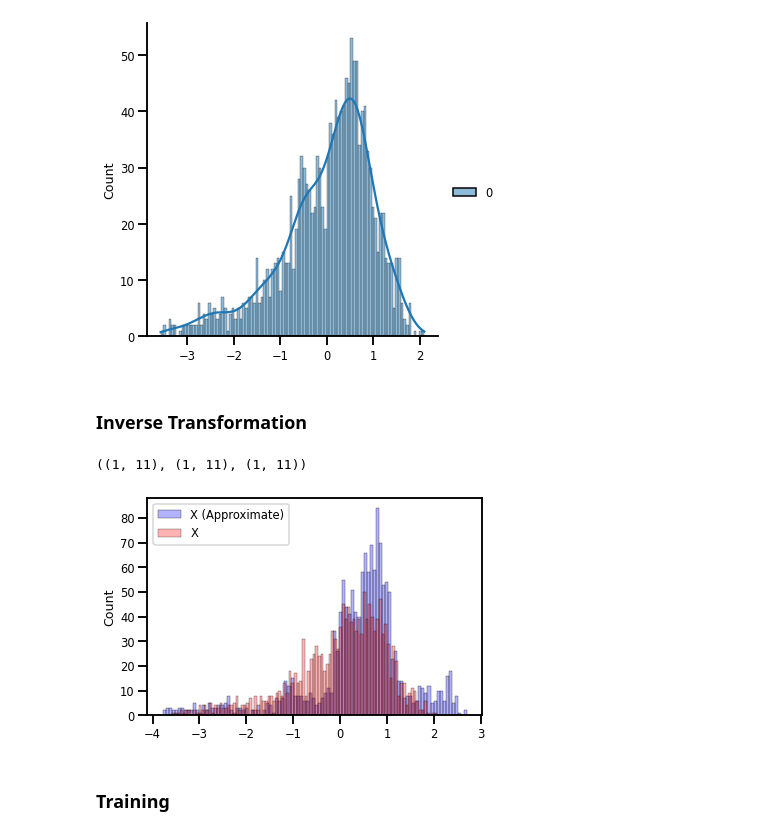
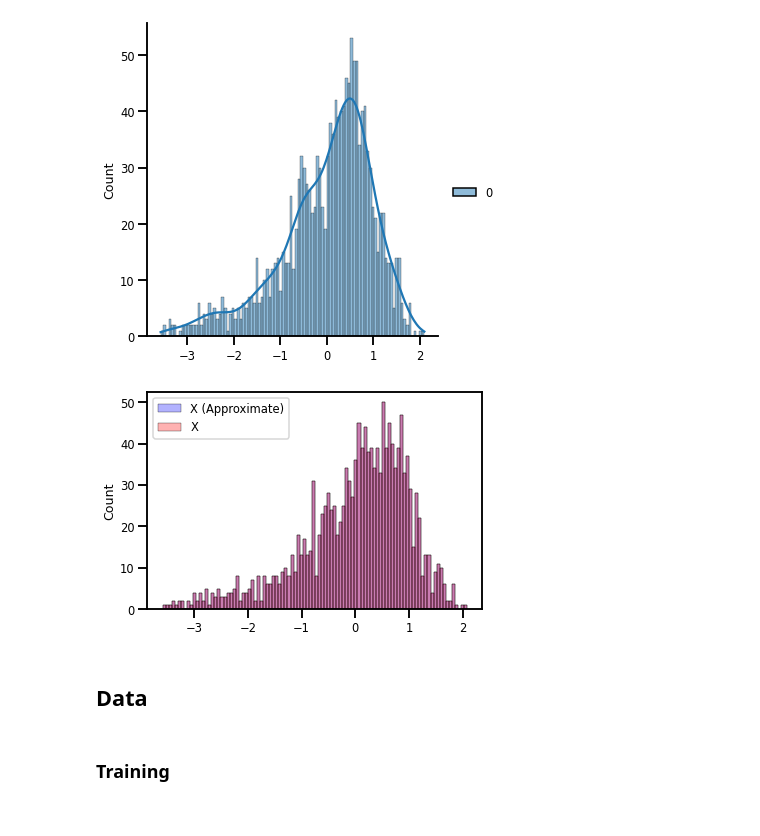
Before and after one commit to IPL-UV/rbig_jax, a Jupyter notebook: jupyterbook/content/experimental/splines.ipynb, the cells around one changed output. Drawn from its saved outputs; the diff is of its cells as text; code cells hidden in the pictures.

```diff
--- a/jupyterbook/content/experimental/splines.ipynb
+++ b/jupyterbook/content/experimental/splines.ipynb
@@ -116,5 +105,6 @@ n_bins = 10
 n_features = 1
 identity_init = True
 min_knot_slope = 1e-4
-n_features = (1,)
+min_bin_size = 1e-4
+shape = (1,)
 key = jax.random.PRNGKey(123)
@@ -137,2 +111,14 @@ RQSplineParams(x_pos=DeviceArray([[-5., -4., -3., -2., -1.,  0.,  1.,  2.,  3.,
+# %%
+init_rsq_f = PiecewiseRationalQuadraticCDF(
+    n_bins=n_bins,
+    range_min=range_min,
+    range_max=range_max,
+    boundary_slopes=boundary_slopes,
+    identity_init=identity_init,
+    min_bin_size=min_bin_size,
+    min_knot_slope=min_knot_slope,
+)
+
+rqs_bijector = init_rsq_f(key, shape)
 # %% [markdown]
 #### Forward Function
@@ -148,3 +125,5 @@ outputs, log_det = forward_and_log_det(rqs_params, X)
+# %%
+outputs = rqs_bijector.forward(data)
 # %%
 sns.displot(outputs, bins=100, kde=True)
 # %% [output]
@@ -161,2 +131,0 @@ rqs_params, f, inv_f = rqs_init(key, 1)
-# %% [markdown]
-### Inverse Transformation
@@ -170,4 +131,0 @@ def inverse_and_log_det(params, x):
-# %%
-rqs_params.x_pos.shape, rqs_params.y_pos.shape, rqs_params.knot_slopes.shape
-# %% [output]
-((1, 11), (1, 11), (1, 11))
@@ -176,16 +132,22 @@ X_approx, X_ldj = inverse_and_log_det(rqs_params, outputs)
+# %%
+X_approx = rqs_bijector.inverse(outputs)
 # %%
 fig, ax = plt.subplots()
 sns.histplot(
     X_approx.squeeze(),
     bins=100,
     label="X (Approximate)",
     fill=True,
     ax=ax,
     color="blue",
     alpha=0.3,
 )
-sns.histplot(X.squeeze(), bins=100, label="X", fill=True, ax=ax, color="Red", alpha=0.3)
+sns.histplot(
+    data.squeeze(), bins=100, label="X", fill=True, ax=ax, color="Red", alpha=0.3
+)
 ax.legend()
 plt.show()
 # %% [output]
-[figure, old version]
+[figure, new version]
+# %% [markdown]
+## Data
```
Also changed, not shown: parts of 65 cells of this notebook, 6 other files.
